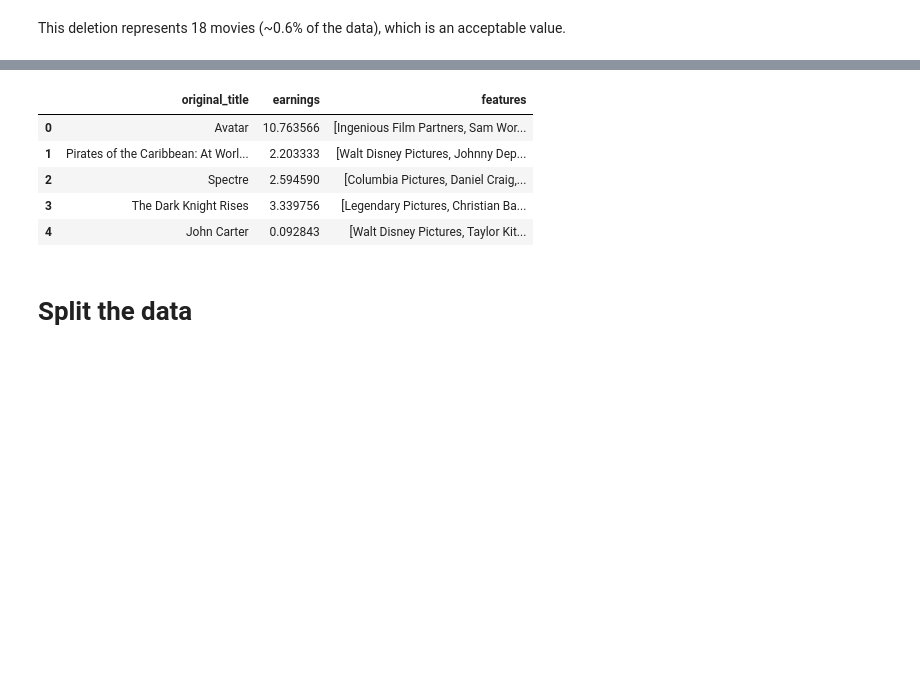
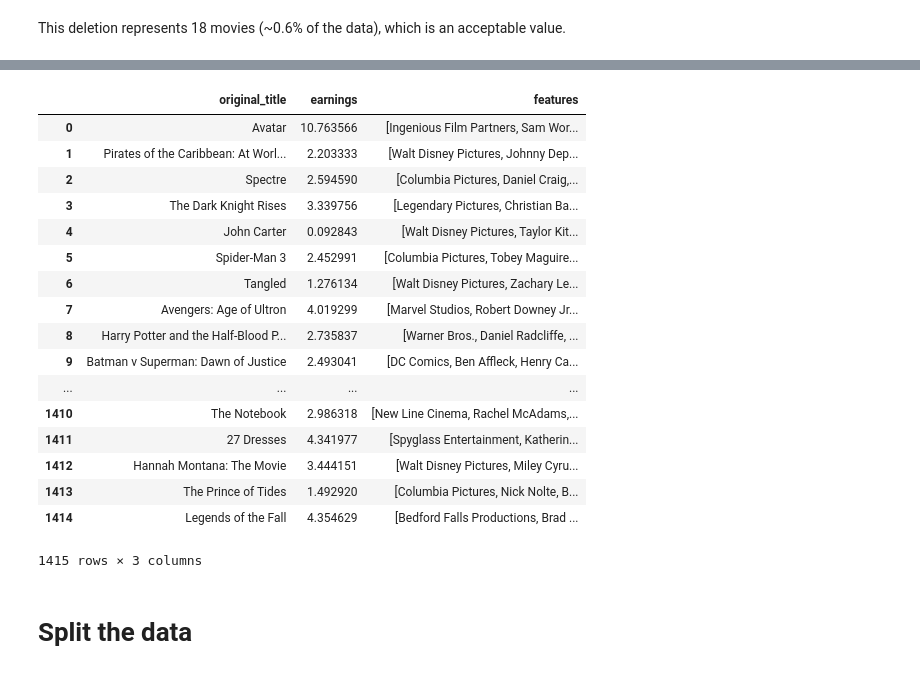
Before and after one commit to rocari96/NTDS-project, a Jupyter notebook: notebook.ipynb, the cells around one changed output, grey strips where cells are left out. Saved outputs shown, nothing was run; the diff lists cells and outputs as text; code cells hidden in the pictures; blank space fills up the shorter version.

```diff
--- a/notebook.ipynb
+++ b/notebook.ipynb
@@ -48,6 +68,6 @@ movies = movies[['original_title', 'budget', 'revenue', 'earnings', 'production_
 # %%
 # keep only movies that have non zero budgets and revenue
-movies = movies[movies['budget'] != 0]
-movies = movies[movies['revenue'] != 0]
+movies = movies[movies['budget'] != 0].reset_index(drop=True)
+movies = movies[movies['revenue'] != 0].reset_index(drop=True)
 # %%
 movies.sort_values(by='earnings').head()
@@ -71,7 +104,7 @@ movies.sort_values(by='earnings', ascending=False).head()
 After checking some of the data, we ca see that some of the values in the budget and revenue columns are expressed in millions wheras most of the values are raw numbers. We then choose to remove the values expressed in millions for more consistency of the future results. This is done by selecting only the movies that have a budget and revenue bigger than 1000 (it is unlikely that a movie will have a buget or a revenue more than a billion dollars).
 # %%
 prev_len = len(movies)
-movies = movies[(movies['budget'] > 1000) & (movies['revenue'] > 1000)]
+movies = movies[(movies['budget'] > 1000) & (movies['revenue'] > 1000)].reset_index(drop=True)
 n_movies = len(movies)
 print(prev_len - n_movies, 100*(prev_len - n_movies)/prev_len)
 # %% [output]
@@ -109,14 +154,26 @@ movies.head()
 # %%
 movies['features'] = movies['production_companies'] + movies['actors'] + movies['characters']
 movies = movies[['original_title', 'earnings', 'features']]
-movies.head()
+movies.head(1415)
 # %% [output]
 |  | original_title | earnings | features |
 | 0 | Avatar | 10.763566 | [Ingenious Film Partners, Sam Wor... |
 | 1 | Pirates of the Caribbean: At Worl... | 2.203333 | [Walt Disney Pictures, Johnny Dep... |
 | 2 | Spectre | 2.594590 | [Columbia Pictures, Daniel Craig,... |
 | 3 | The Dark Knight Rises | 3.339756 | [Legendary Pictures, Christian Ba... |
 | 4 | John Carter | 0.092843 | [Walt Disney Pictures, Taylor Kit... |
+| 5 | Spider-Man 3 | 2.452991 | [Columbia Pictures, Tobey Maguire... |
+| 6 | Tangled | 1.276134 | [Walt Disney Pictures, Zachary Le... |
+| 7 | Avengers: Age of Ultron | 4.019299 | [Marvel Studios, Robert Downey Jr... |
+| 8 | Harry Potter and the Half-Blood P... | 2.735837 | [Warner Bros., Daniel Radcliffe, ... |
+| 9 | Batman v Superman: Dawn of Justice | 2.493041 | [DC Comics, Ben Affleck, Henry Ca... |
+| ... | ... | ... | ... |
+| 1410 | The Notebook | 2.986318 | [New Line Cinema, Rachel McAdams,... |
+| 1411 | 27 Dresses | 4.341977 | [Spyglass Entertainment, Katherin... |
+| 1412 | Hannah Montana: The Movie | 3.444151 | [Walt Disney Pictures, Miley Cyru... |
+| 1413 | The Prince of Tides | 1.492920 | [Columbia Pictures, Nick Nolte, B... |
+| 1414 | Legends of the Fall | 4.354629 | [Bedford Falls Productions, Brad ... |
+1415 rows × 3 columns
 # %% [markdown]
 # Split the data
 # %% [markdown]
```
Also changed, not shown: parts of 11 cells of this notebook, 1 other file.
